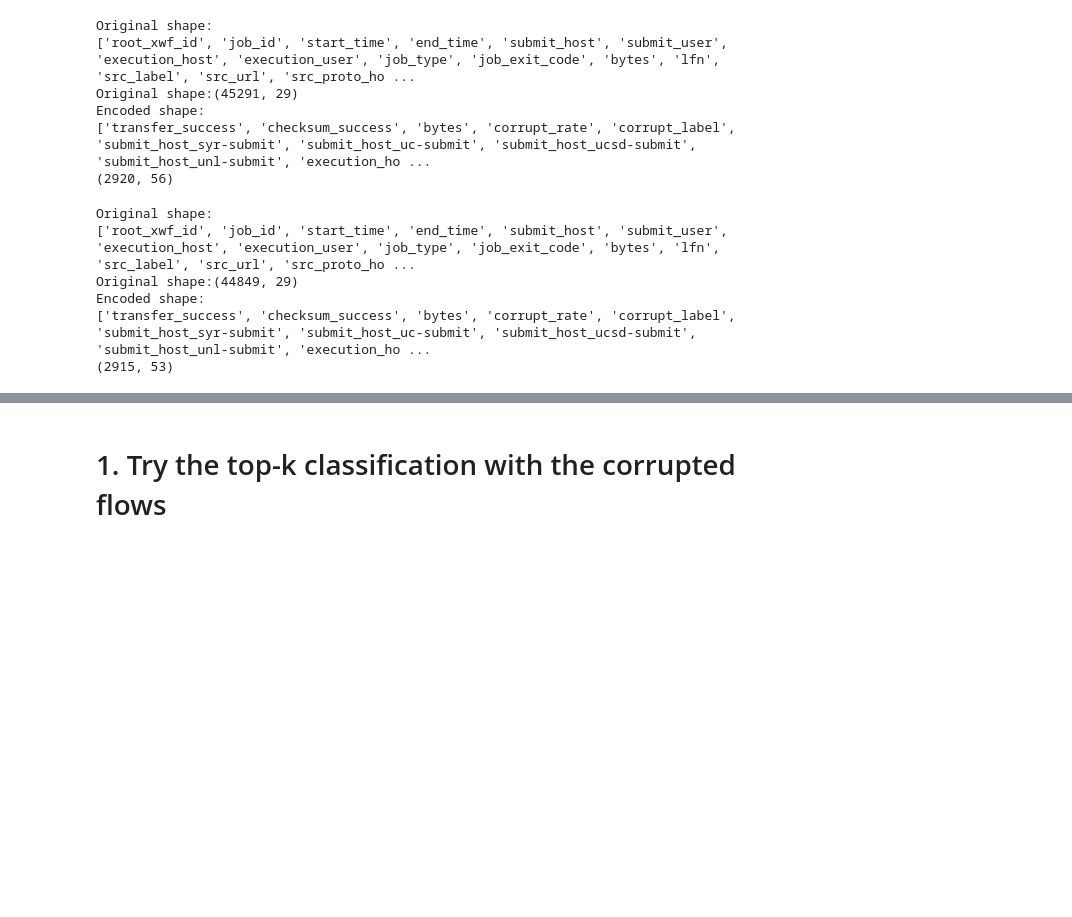
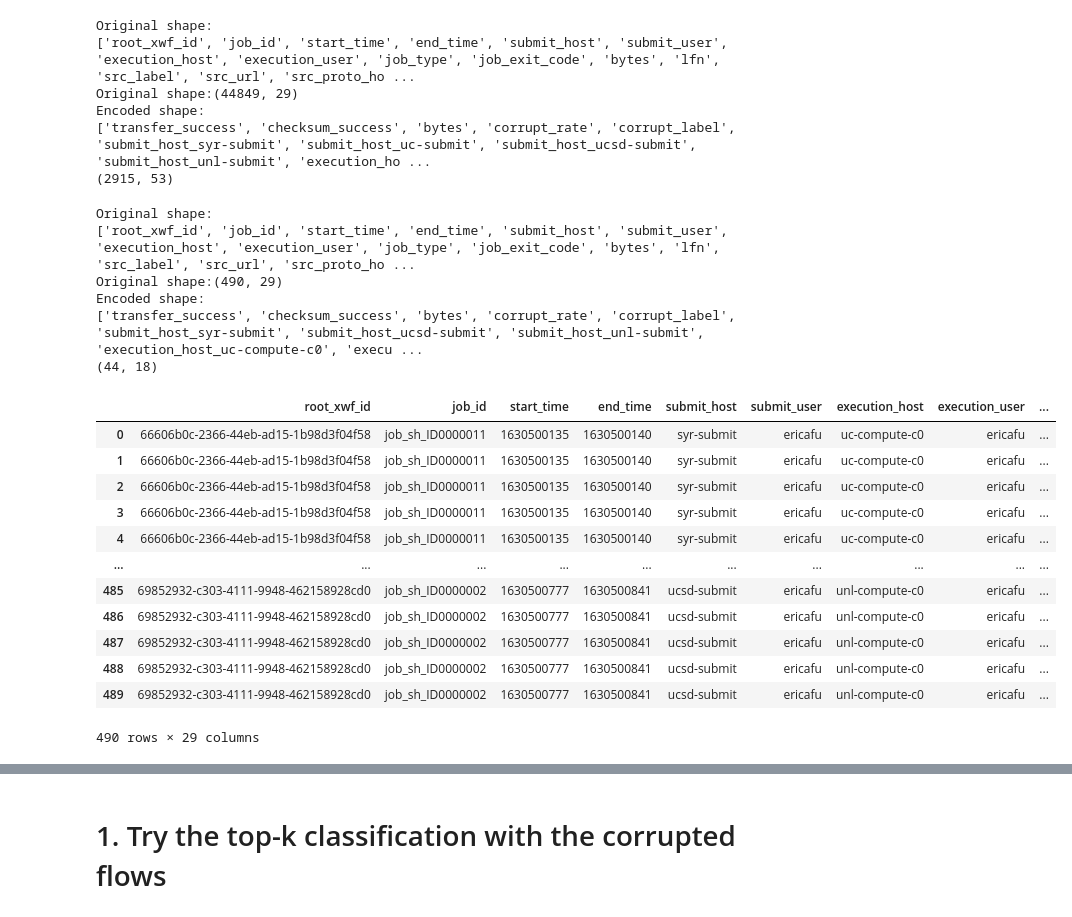
Before and after one commit to RENCI-NRIG/IRIS, a Jupyter notebook: analysis/workflow1.ipynb, the cells around one changed output, grey strips where cells are left out. Saved outputs shown, nothing was run; the diff lists cells and outputs as text; code cells hidden in the pictures; blank space fills up the shorter version.

```diff
--- a/analysis/workflow1.ipynb
+++ b/analysis/workflow1.ipynb
@@ -37,8 +37,8 @@ def file_process(data_file, info=False):
 
     #return df,df_dummy
 # %%
-#input_file = "../data/exogeni/var/iris_results/01v2_02_20210115_0445AM/01v2_02_20210115_0445AM_full.csv"
-input_file = "../data/exogeni/var2/iris_results/01v2_02_20210125_1336PM/01v2_02_20210125_1336PM_full.csv"
+input_file = "../data/exogeni/var/iris_results/01v2_02_20210115_0445AM/01v2_02_20210115_0445AM_full.csv"
+#input_file = "../data/exogeni/var2/iris_results/01v2_02_20210125_1336PM/01v2_02_20210125_1336PM_full.csv"
 df_ori,df_dummy,X_complete, y_complete=file_process(input_file,True)
 #df_ori,df_dummy=file_process(input_file,False)
 y_complete=df_dummy['corrupt_label']
@@ -50,13 +50,13 @@ training_dataset={"complete":{"X":X_complete,
 # %% [output]
 Original shape:
 ['root_xwf_id', 'job_id', 'start_time', 'end_time', 'submit_host', 'submit_user', 'execution_host', 'execution_user', 'job_type', 'job_exit_code', 'bytes', 'lfn', 'src_label', 'src_url', 'src_proto_ho ...
-Original shape:(45291, 29)
+Original shape:(44849, 29)
 Encoded shape:
 ['transfer_success', 'checksum_success', 'bytes', 'corrupt_rate', 'corrupt_label', 'submit_host_syr-submit', 'submit_host_uc-submit', 'submit_host_ucsd-submit', 'submit_host_unl-submit', 'execution_ho ...
-(2920, 56)
+(2915, 53)
 # %%
 #test_file = "../data/exogeni/var2/iris_results/01v2_02_20210125_1336PM/01v2_02_20210125_1336PM_full.csv"
-test_file = "../data/exogeni/var/iris_results/01v2_02_20210115_0445AM/01v2_02_20210115_0445AM_full.csv"
+test_file = "../data/exogeni/01v2_02_20210901_1241PM_full_link_4.csv"
 df_t_ori,df_t_dummy,X_test, y_test=file_process(test_file,True)
 #df_t_ori,df_t_dummy=file_process(test_file,True)
 #y_test=df_t_dummy['corrupt_label']
@@ -64,10 +64,26 @@ df_t_ori,df_t_dummy,X_test, y_test=file_process(test_file,True)
 # %% [output]
 Original shape:
 ['root_xwf_id', 'job_id', 'start_time', 'end_time', 'submit_host', 'submit_user', 'execution_host', 'execution_user', 'job_type', 'job_exit_code', 'bytes', 'lfn', 'src_label', 'src_url', 'src_proto_ho ...
-Original shape:(44849, 29)
+Original shape:(490, 29)
 Encoded shape:
-['transfer_success', 'checksum_success', 'bytes', 'corrupt_rate', 'corrupt_label', 'submit_host_syr-submit', 'submit_host_uc-submit', 'submit_host_ucsd-submit', 'submit_host_unl-submit', 'execution_ho ...
-(2915, 53)
+['transfer_success', 'checksum_success', 'bytes', 'corrupt_rate', 'corrupt_label', 'submit_host_syr-submit', 'submit_host_ucsd-submit', 'submit_host_unl-submit', 'execution_host_uc-compute-c0', 'execu ...
+(44, 18)
+# %%
+df_t_ori
+# %% [output]
+|  | root_xwf_id | job_id | start_time | end_time | submit_host | submit_user | execution_host | execution_user | ... |
+| 0 | 66606b0c-2366-44eb-ad15-1b98d3f04f58 | job_sh_ID0000011 | 1630500135 | 1630500140 | syr-submit | ericafu | uc-compute-c0 | ericafu | ... |
+| 1 | 66606b0c-2366-44eb-ad15-1b98d3f04f58 | job_sh_ID0000011 | 1630500135 | 1630500140 | syr-submit | ericafu | uc-compute-c0 | ericafu | ... |
+| 2 | 66606b0c-2366-44eb-ad15-1b98d3f04f58 | job_sh_ID0000011 | 1630500135 | 1630500140 | syr-submit | ericafu | uc-compute-c0 | ericafu | ... |
+| 3 | 66606b0c-2366-44eb-ad15-1b98d3f04f58 | job_sh_ID0000011 | 1630500135 | 1630500140 | syr-submit | ericafu | uc-compute-c0 | ericafu | ... |
+| 4 | 66606b0c-2366-44eb-ad15-1b98d3f04f58 | job_sh_ID0000011 | 1630500135 | 1630500140 | syr-submit | ericafu | uc-compute-c0 | ericafu | ... |
+| ... | ... | ... | ... | ... | ... | ... | ... | ... | ... |
+| 485 | 69852932-c303-4111-9948-462158928cd0 | job_sh_ID0000002 | 1630500777 | 1630500841 | ucsd-submit | ericafu | unl-compute-c0 | ericafu | ... |
+| 486 | 69852932-c303-4111-9948-462158928cd0 | job_sh_ID0000002 | 1630500777 | 1630500841 | ucsd-submit | ericafu | unl-compute-c0 | ericafu | ... |
+| 487 | 69852932-c303-4111-9948-462158928cd0 | job_sh_ID0000002 | 1630500777 | 1630500841 | ucsd-submit | ericafu | unl-compute-c0 | ericafu | ... |
+| 488 | 69852932-c303-4111-9948-462158928cd0 | job_sh_ID0000002 | 1630500777 | 1630500841 | ucsd-submit | ericafu | unl-compute-c0 | ericafu | ... |
+| 489 | 69852932-c303-4111-9948-462158928cd0 | job_sh_ID0000002 | 1630500777 | 1630500841 | ucsd-submit | ericafu | unl-compute-c0 | ericafu | ... |
+490 rows × 29 columns
 # %%
 def missing_feature(X_complete, X_test):
     print("X_complete:"+str(len(X_complete.columns)))
```
Also changed, not shown: parts of 17 cells of this notebook.
